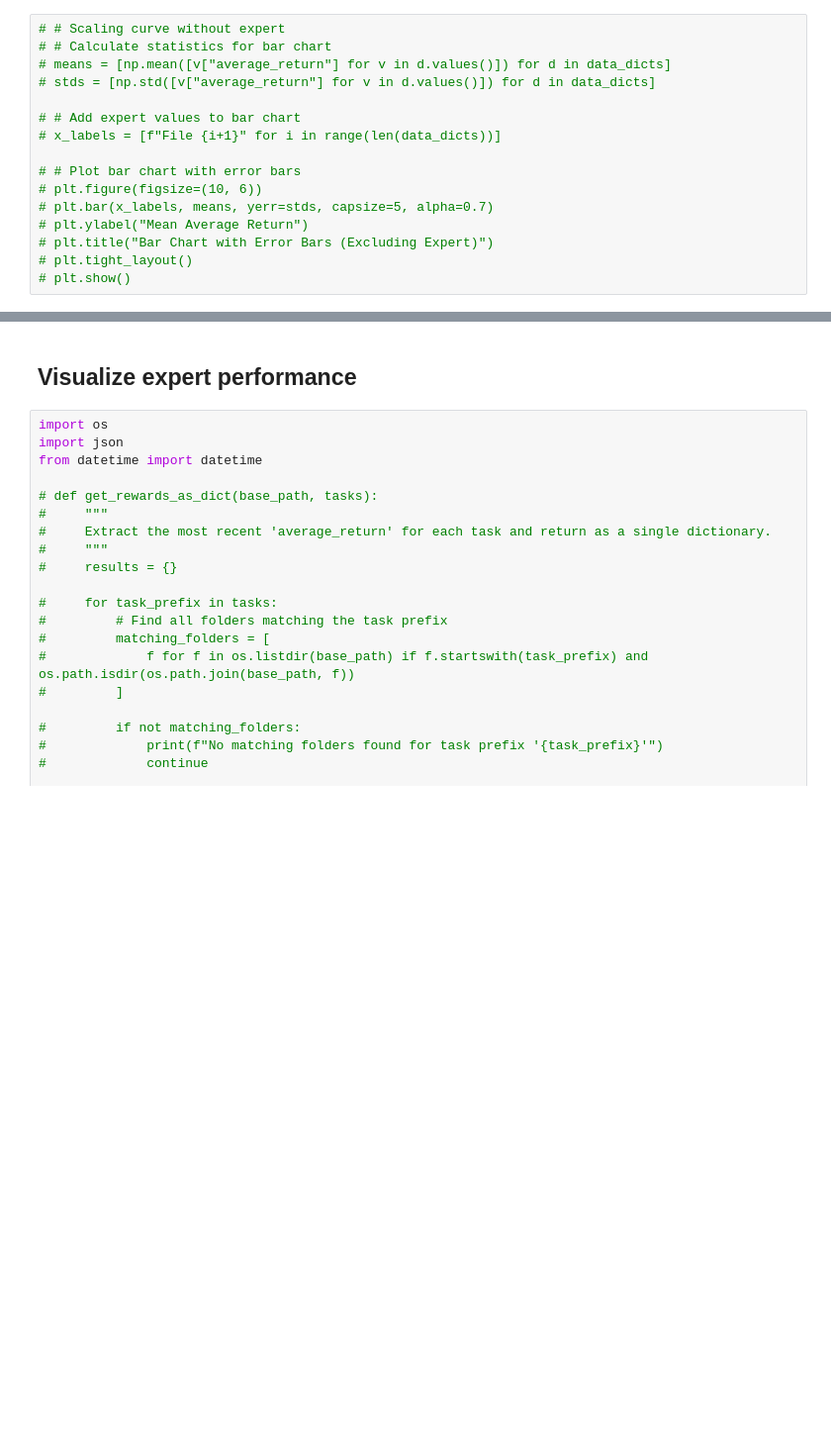
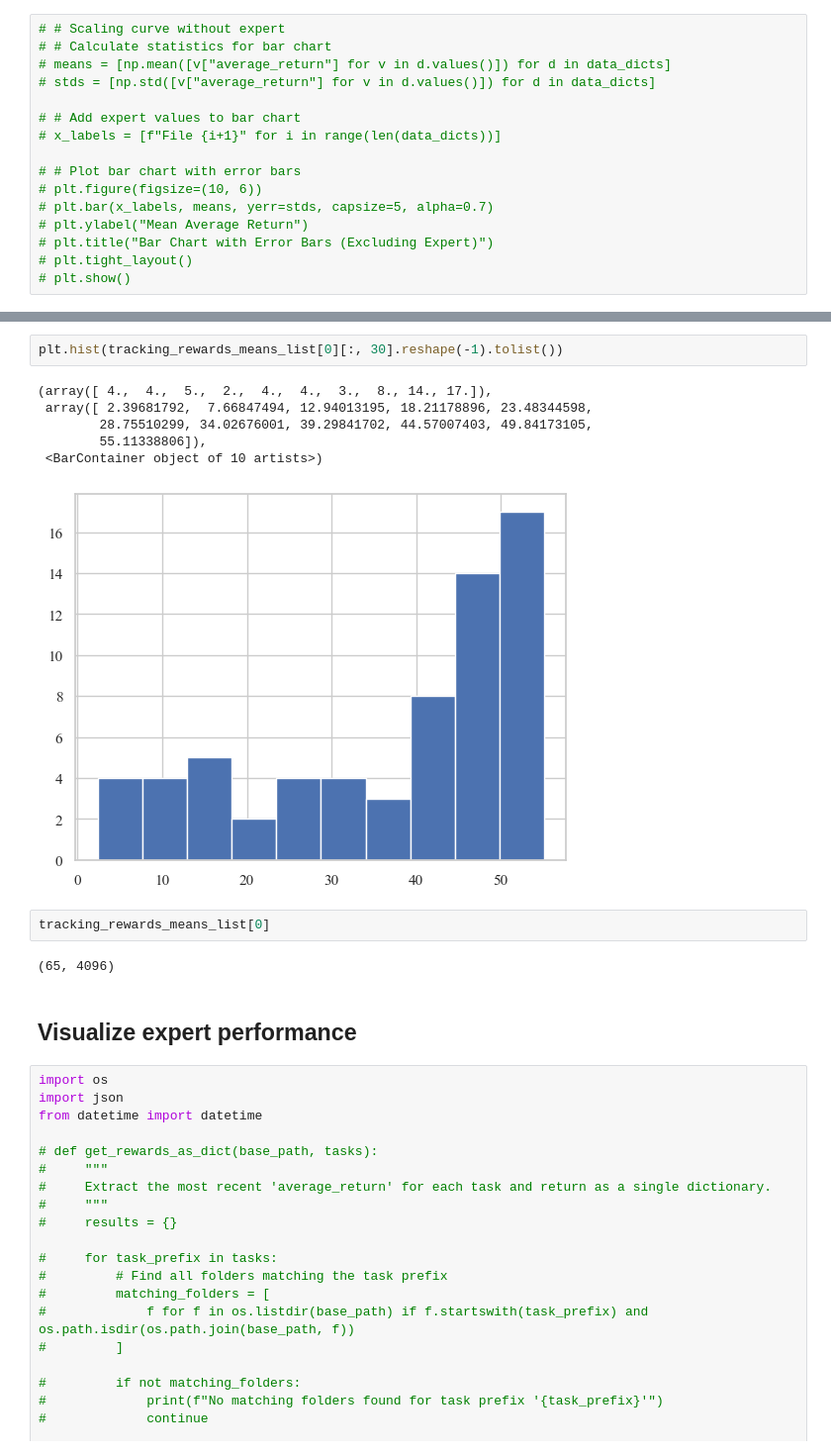
Before and after one commit to Dichen-Li/Adaptive-Embodiment, a Jupyter notebook: analysis/analyze_scaling_curve.ipynb, the cells around one changed output, grey strips where cells are left out. Shown at 99% size. Saved outputs shown, nothing was run; the diff lists cells and outputs as text; blank space fills up the shorter version.

```diff
--- a/analysis/analyze_scaling_curve.ipynb
+++ b/analysis/analyze_scaling_curve.ipynb
@@ -302,3 +364,16 @@ plot_with_confidence_intervals(
+# %%
+plt.hist(tracking_rewards_means_list[0][:, 30].reshape(-1).tolist())
+# %% [output]
+(array([ 4.,  4.,  5.,  2.,  4.,  4.,  3.,  8., 14., 17.]),
+ array([ 2.39681792,  7.66847494, 12.94013195, 18.21178896, 23.48344598,
+        28.75510299, 34.02676001, 39.29841702, 44.57007403, 49.84173105,
+        55.11338806]),
+ <BarContainer object of 10 artists>)
+[figure, added]
+# %%
+tracking_rewards_means_list[0]
+# %% [output]
+(65, 4096)
 # %% [markdown]
 ## Visualize expert performance
 # %%
```
Also changed, not shown: parts of 18 cells of this notebook.
